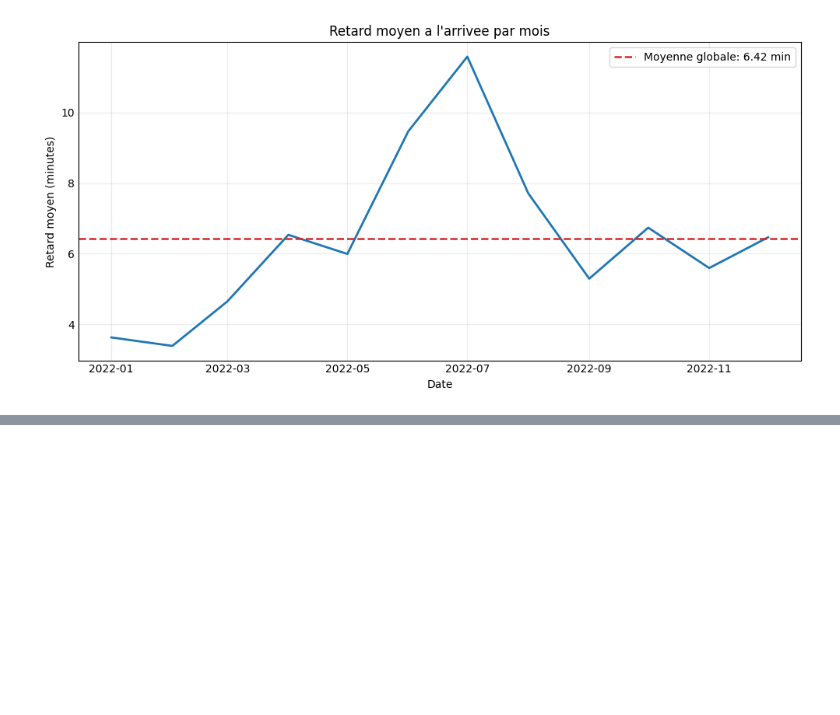
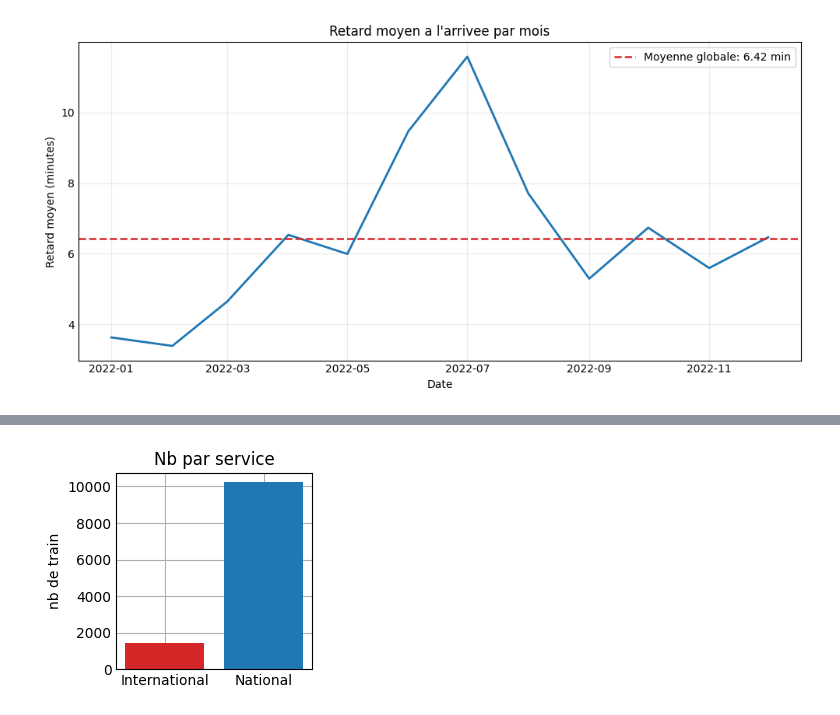
Before and after one commit to Ugo-Pas/Tardis, a Jupyter notebook: my_tardis.ipynb, the cells around one changed output, grey strips where cells are left out. Drawn from its saved outputs; the diff is of its cells as text; code cells hidden in the pictures; blank space fills up the shorter version.

```diff
--- a/my_tardis.ipynb
+++ b/my_tardis.ipynb
@@ -192,0 +336,18 @@ pl.show()
+# %%
+fig, ax = pl.subplots()
+
+
+sete = df["Service"].value_counts()
+
+fruits = ['International', 'National']
+counts = [sete.International, sete.National]
+bar_colors = ['tab:red', 'tab:blue']
+
+ax.bar(fruits, counts, color=bar_colors)
+
+ax.set_ylabel('nb de train')
+ax.set_title('Nb par service')
+
+pl.show()
+# %% [output]
+[figure, added]
```
Also changed, not shown: parts of 5 cells of this notebook.
